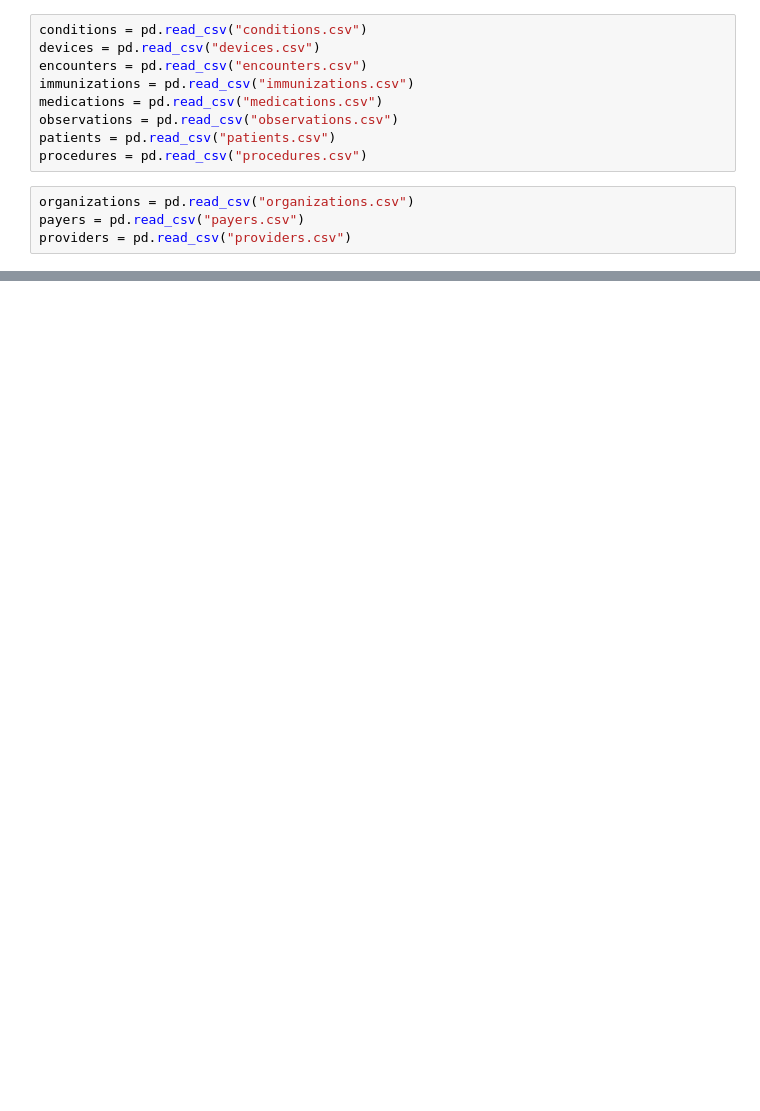
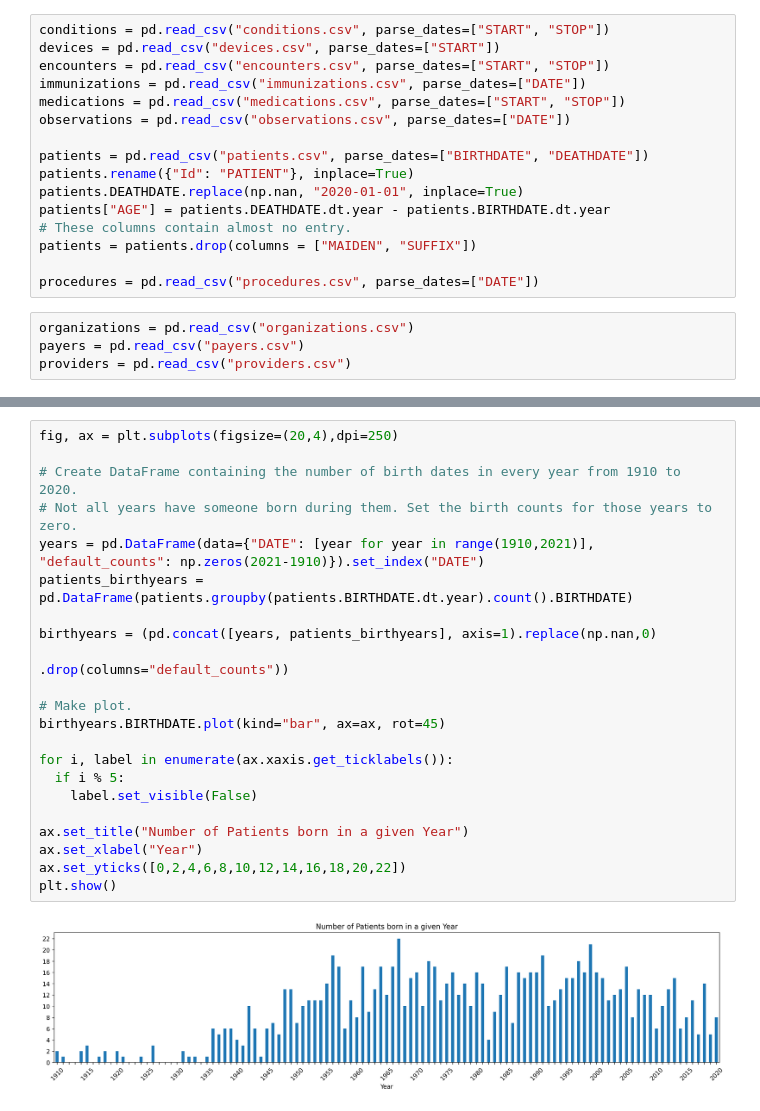
Before and after one commit to Fuenfgeld/DMA2022DataProjectB, a Jupyter notebook: DataProjectB.ipynb, the cells around one changed output, grey strips where cells are left out. Drawn from its saved outputs; the diff is of its cells as text; blank space fills up the shorter version.

```diff
--- a/DataProjectB.ipynb
+++ b/DataProjectB.ipynb
@@ -21,14 +24,21 @@ import pandas as pd
 # Data relating payer and patient
 !wget -cq https://raw.githubusercontent.com/Fuenfgeld/DMA2022DataProjectB/main/Breast%20Cancer%20Data/payer_transitions.csv
 # %%
-conditions = pd.read_csv("conditions.csv")
-devices = pd.read_csv("devices.csv")
-encounters = pd.read_csv("encounters.csv")
-immunizations = pd.read_csv("immunizations.csv")
-medications = pd.read_csv("medications.csv")
-observations = pd.read_csv("observations.csv")
-patients = pd.read_csv("patients.csv")
-procedures = pd.read_csv("procedures.csv")
+conditions = pd.read_csv("conditions.csv", parse_dates=["START", "STOP"])
+devices = pd.read_csv("devices.csv", parse_dates=["START"])
+encounters = pd.read_csv("encounters.csv", parse_dates=["START", "STOP"])
+immunizations = pd.read_csv("immunizations.csv", parse_dates=["DATE"])
+medications = pd.read_csv("medications.csv", parse_dates=["START", "STOP"])
+observations = pd.read_csv("observations.csv", parse_dates=["DATE"])
+
+patients = pd.read_csv("patients.csv", parse_dates=["BIRTHDATE", "DEATHDATE"])
+patients.rename({"Id": "PATIENT"}, inplace=True)
+patients.DEATHDATE.replace(np.nan, "2020-01-01", inplace=True)
+patients["AGE"] = patients.DEATHDATE.dt.year - patients.BIRTHDATE.dt.year
+# These columns contain almost no entry.
+patients = patients.drop(columns = ["MAIDEN", "SUFFIX"])
+
+procedures = pd.read_csv("procedures.csv", parse_dates=["DATE"])
 # %%
 organizations = pd.read_csv("organizations.csv")
 payers = pd.read_csv("payers.csv")
@@ -37,0 +68,24 @@ payer_transitions = pd.read_csv("payer_transitions.csv")
+# %%
+fig, ax = plt.subplots(figsize=(20,4),dpi=250)
+
+# Create DataFrame containing the number of birth dates in every year from 1910 to 2020.
+# Not all years have someone born during them. Set the birth counts for those years to zero.
+years = pd.DataFrame(data={"DATE": [year for year in range(1910,2021)], "default_counts": np.zeros(2021-1910)}).set_index("DATE")
+patients_birthyears = pd.DataFrame(patients.groupby(patients.BIRTHDATE.dt.year).count().BIRTHDATE)
+
+birthyears = (pd.concat([years, patients_birthyears], axis=1).replace(np.nan,0)
+                                                             .drop(columns="default_counts"))
+
+# Make plot.
+birthyears.BIRTHDATE.plot(kind="bar", ax=ax, rot=45)
+
+for i, label in enumerate(ax.xaxis.get_ticklabels()):
+  if i % 5:
+    label.set_visible(False)
+
+ax.set_title("Number of Patients born in a given Year")
+ax.set_xlabel("Year")
+ax.set_yticks([0,2,4,6,8,10,12,14,16,18,20,22])
+plt.show()
+# %% [output]
+[figure, added]
```
Also changed, not shown: parts of 6 cells of this notebook.
